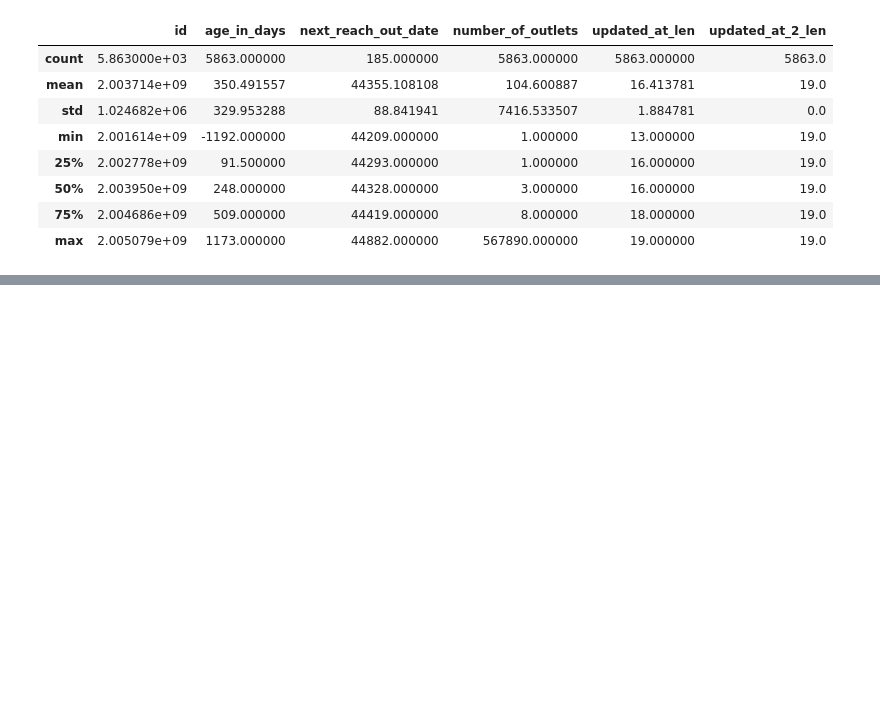
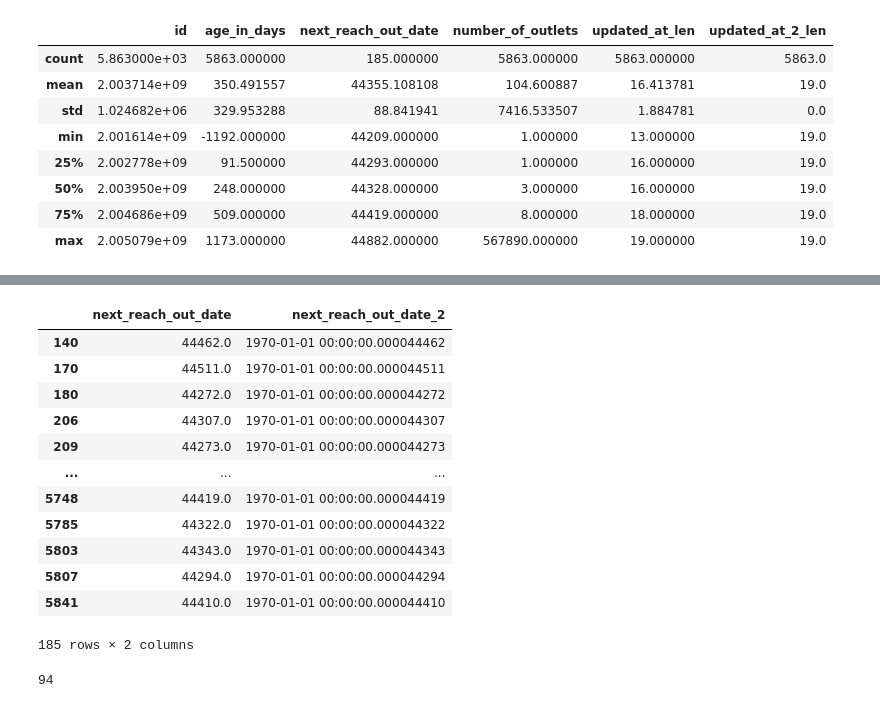
Before and after one commit to weirdcoder247/sales-crm-analysis, a Jupyter notebook: 03_codes/test_notebook.ipynb, the cells around one changed output, grey strips where cells are left out. Drawn from its saved outputs; the diff is of its cells as text; code cells hidden in the pictures; blank space fills up the shorter version.

```diff
--- a/03_codes/test_notebook.ipynb
+++ b/03_codes/test_notebook.ipynb
@@ -349,0 +564,20 @@ df.describe()
+# %%
+df[["next_reach_out_date", "next_reach_out_date_2"]][pd.to_datetime(df.next_reach_out_date).notna()]
+# %% [output]
+|  | next_reach_out_date | next_reach_out_date_2 |
+| 140 | 44462.0 | 1970-01-01 00:00:00.000044462 |
+| 170 | 44511.0 | 1970-01-01 00:00:00.000044511 |
+| 180 | 44272.0 | 1970-01-01 00:00:00.000044272 |
+| 206 | 44307.0 | 1970-01-01 00:00:00.000044307 |
+| 209 | 44273.0 | 1970-01-01 00:00:00.000044273 |
+| ... | ... | ... |
+| 5748 | 44419.0 | 1970-01-01 00:00:00.000044419 |
+| 5785 | 44322.0 | 1970-01-01 00:00:00.000044322 |
+| 5803 | 44343.0 | 1970-01-01 00:00:00.000044343 |
+| 5807 | 44294.0 | 1970-01-01 00:00:00.000044294 |
+| 5841 | 44410.0 | 1970-01-01 00:00:00.000044410 |
+185 rows × 2 columns
+# %%
+df.next_reach_out_date_2.nunique()
+# %% [output]
+94
```
Also changed, not shown: parts of 25 cells of this notebook, 1 other file.
